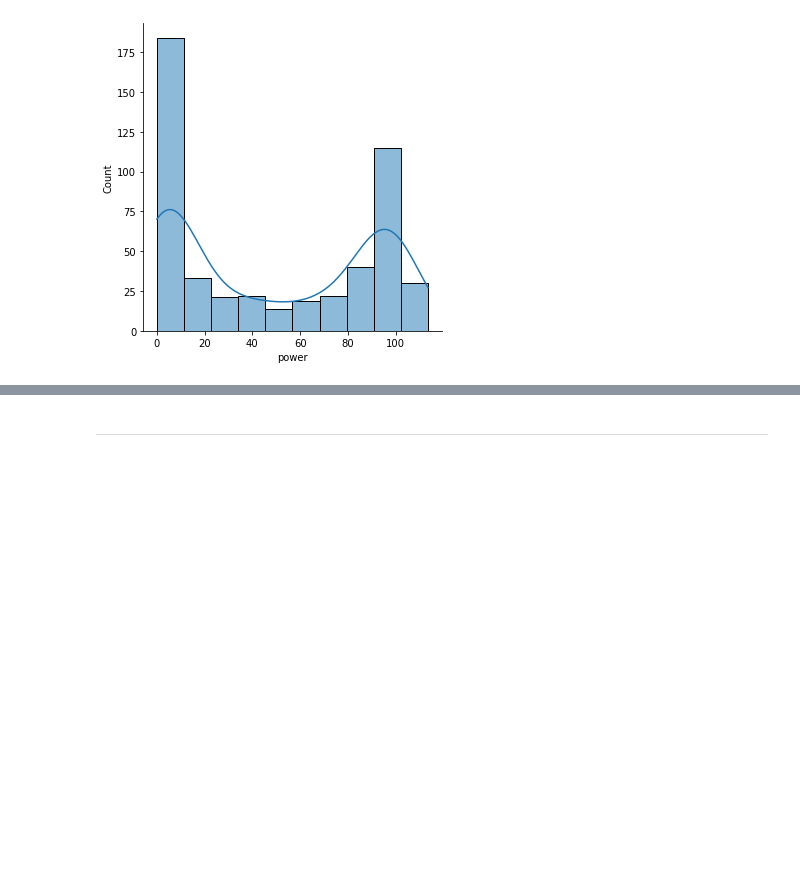
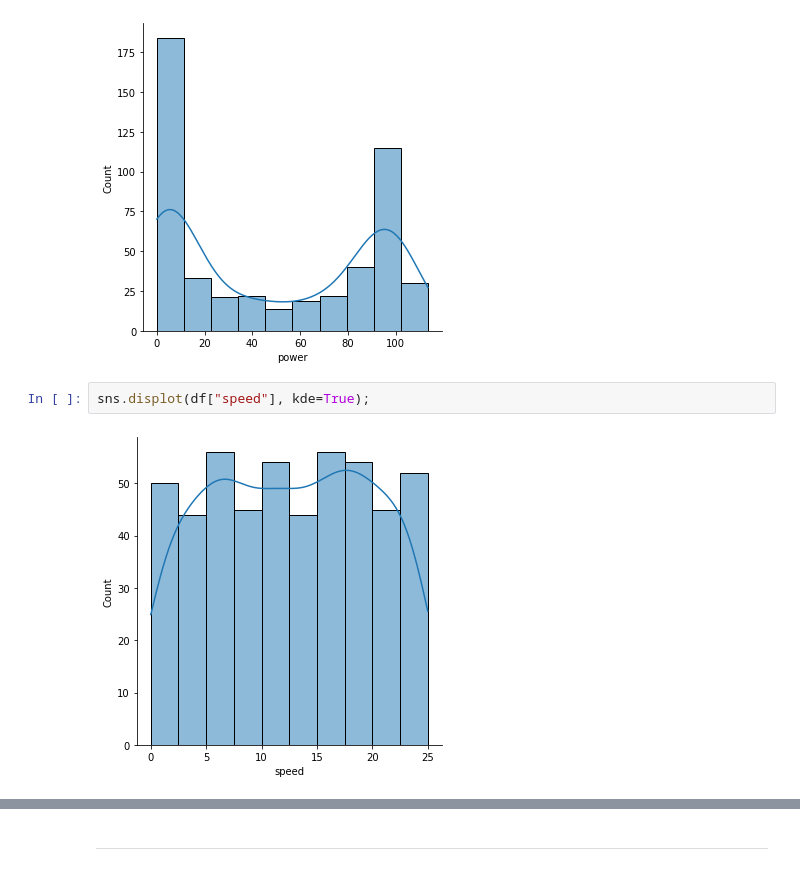
Before and after one commit to jonkavana/FODA---Project-2021, a Jupyter notebook: Fundamentals of Data Analytics Project 2020.ipynb, the cells around one changed output, grey strips where cells are left out. Drawn from its saved outputs; the diff is of its cells as text; blank space fills up the shorter version.

Commit message:
Addtion of new material and plots

```diff
--- a/Fundamentals of Data Analytics Project 2020.ipynb
+++ b/Fundamentals of Data Analytics Project 2020.ipynb
@@ -118,3 +118,7 @@ sns.pairplot(df)
 sns.displot(df["power"], kde=True);
 # %% [output]
 [figure]
+# %%
+sns.displot(df["speed"], kde=True);
+# %% [output]
+[figure, added]
```
Also changed, not shown: parts of 5 cells of this notebook.
